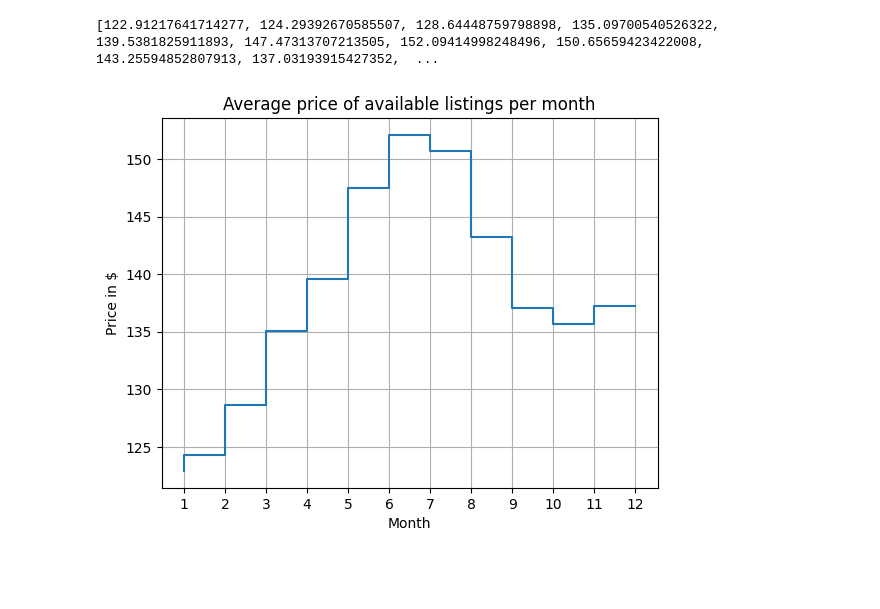
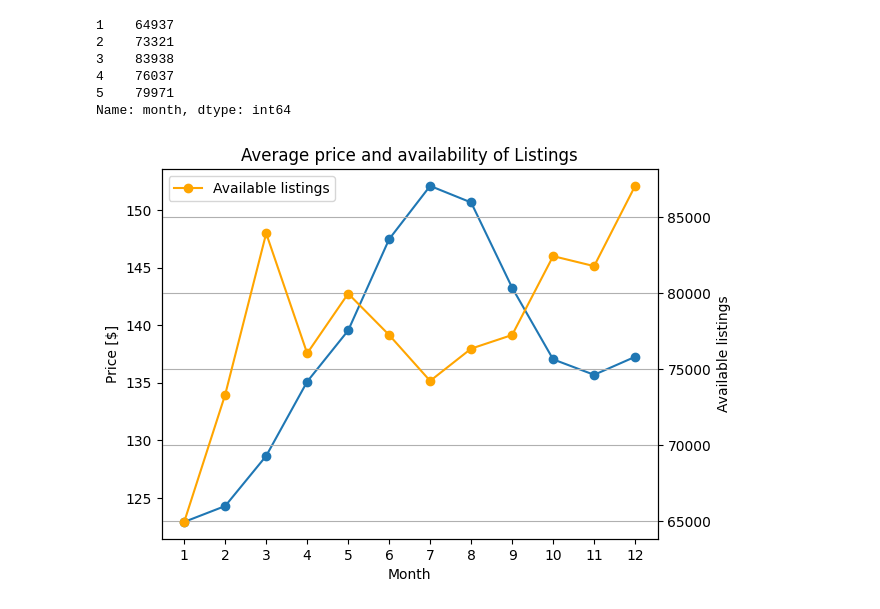
Before and after one commit to FlorianPerras/Project_One, a Jupyter notebook: Seattle.ipynb, the cells around one changed output. Drawn from its saved outputs; the diff is of its cells as text; code cells hidden in the pictures; blank space fills up the shorter version.

Commit message:
Merge 2 Plots into one in order to answer first question about "Seasonal variability in room prices"

```diff
--- a/Seattle.ipynb
+++ b/Seattle.ipynb
@@ -46,18 +47,29 @@ df_available_listings = df_calendar[df_calendar['available'] == 't']
 arr_avg_price_month = []
 for month in range(1,13):
     arr_avg_price_month.append(df_available_listings[df_available_listings['month'] == month]['price'].mean())
-print(arr_avg_price_month)
 # %% [output]
-[122.91217641714277, 124.29392670585507, 128.64448759798898, 135.09700540526322, 139.5381825911893, 147.47313707213505, 152.09414998248496, 150.65659423422008, 143.25594852807913, 137.03193915427352,  ...
+1    64937
+2    73321
+3    83938
+4    76037
+5    79971
+Name: month, dtype: int64
 # %%
 # Plot data to answer Question Nr. 1
-plt.step(range(1,1+len(arr_avg_price_month)), arr_avg_price_month, label='Average price')
-plt.xlabel('Month')
-ax = plt.subplot()
+fig, ax = plt.subplots()
+ax.plot(range(1,1+len(arr_avg_price_month)), arr_avg_price_month, label='Average price', marker='o')
+
+ax.set_xlabel('Month')
 ax.set_xticks(range(1,1+len(arr_avg_price_month)))
+ax.set_ylabel('Price [$]')
+
+ax2 = ax.twinx()
+ax2.plot(df_available_listings['month'].value_counts().sort_index(), label='Available listings', marker='o', color='orange')
+ax2.set_ylabel('Available listings')
+
 plt.grid()
-plt.ylabel('Price in $')
-plt.title('Average price of available listings per month')
+plt.title('Average price and availability of Listings')
+plt.legend()
 plt.show()
 # %% [output]
-[figure, old version]
+[figure, new version]
```
Also changed, not shown: parts of 3 cells of this notebook.
